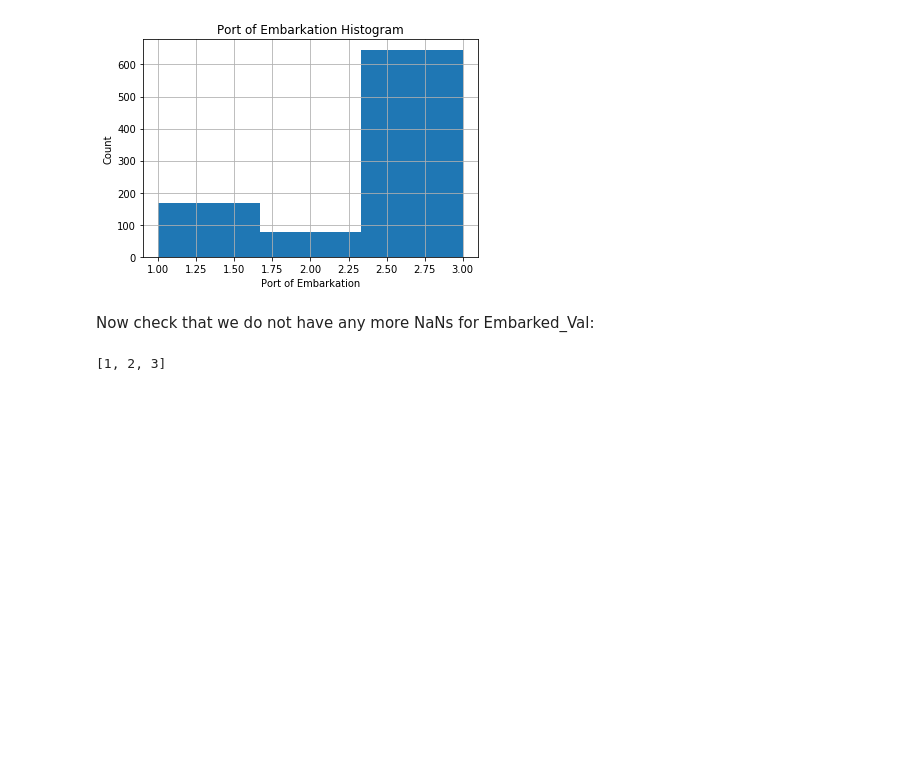
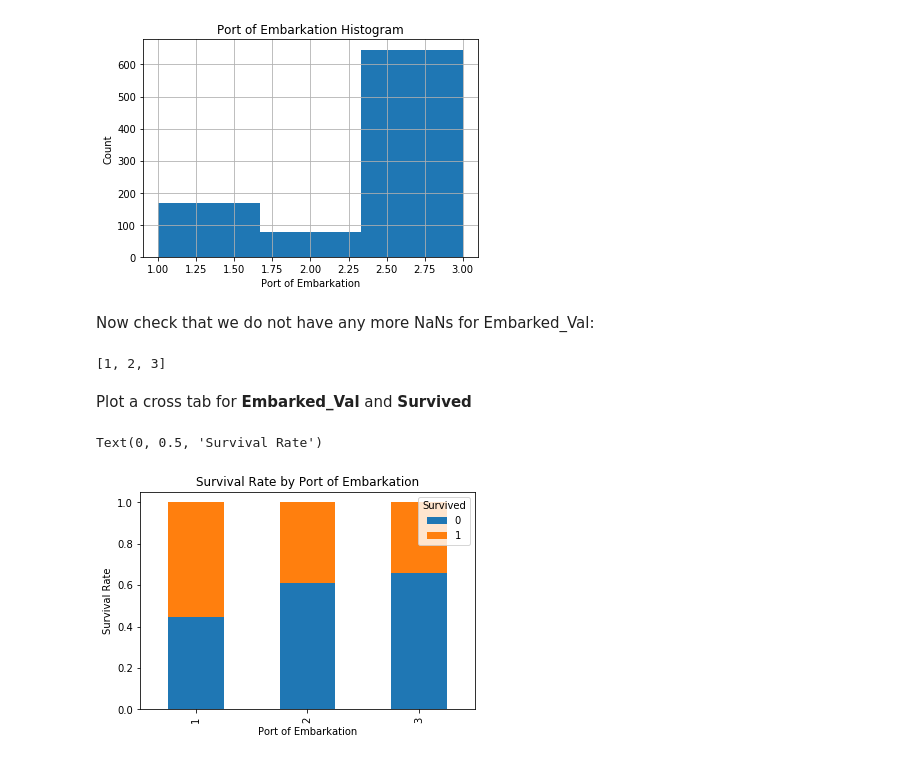
Before and after one commit to MhmdRyhn/kaggle_challenges, a Jupyter notebook: titanic/anlysis/explore.ipynb, the cells around one changed output. Drawn from its saved outputs; the diff is of its cells as text; code cells hidden in the pictures; blank space fills up the shorter version.

```diff
--- a/titanic/anlysis/explore.ipynb
+++ b/titanic/anlysis/explore.ipynb
@@ -321,3 +325,21 @@ embarked_locs_unique = sorted(df_train['Embarked_Val'].unique())
 embarked_locs_unique
 # %% [output]
 [1, 2, 3]
+# %% [markdown]
+Plot a cross tab for **Embarked_Val** and **Survived**
+# %%
+embarked_val_xt = pd.crosstab(df_train['Embarked_Val'], df_train['Survived'])
+embarked_val_xt_pct = embarked_val_xt.div(
+    embarked_val_xt.sum(1).astype(float),
+    axis=0
+)
+embarked_val_xt_pct.plot(
+    kind='bar',
+    stacked=True
+)
+plt.title('Survival Rate by Port of Embarkation')
+plt.xlabel('Port of Embarkation')
+plt.ylabel('Survival Rate')
+# %% [output]
+Text(0, 0.5, 'Survival Rate')
+[figure, added]
```
Also changed, not shown: parts of 13 cells of this notebook, 1 other file.
